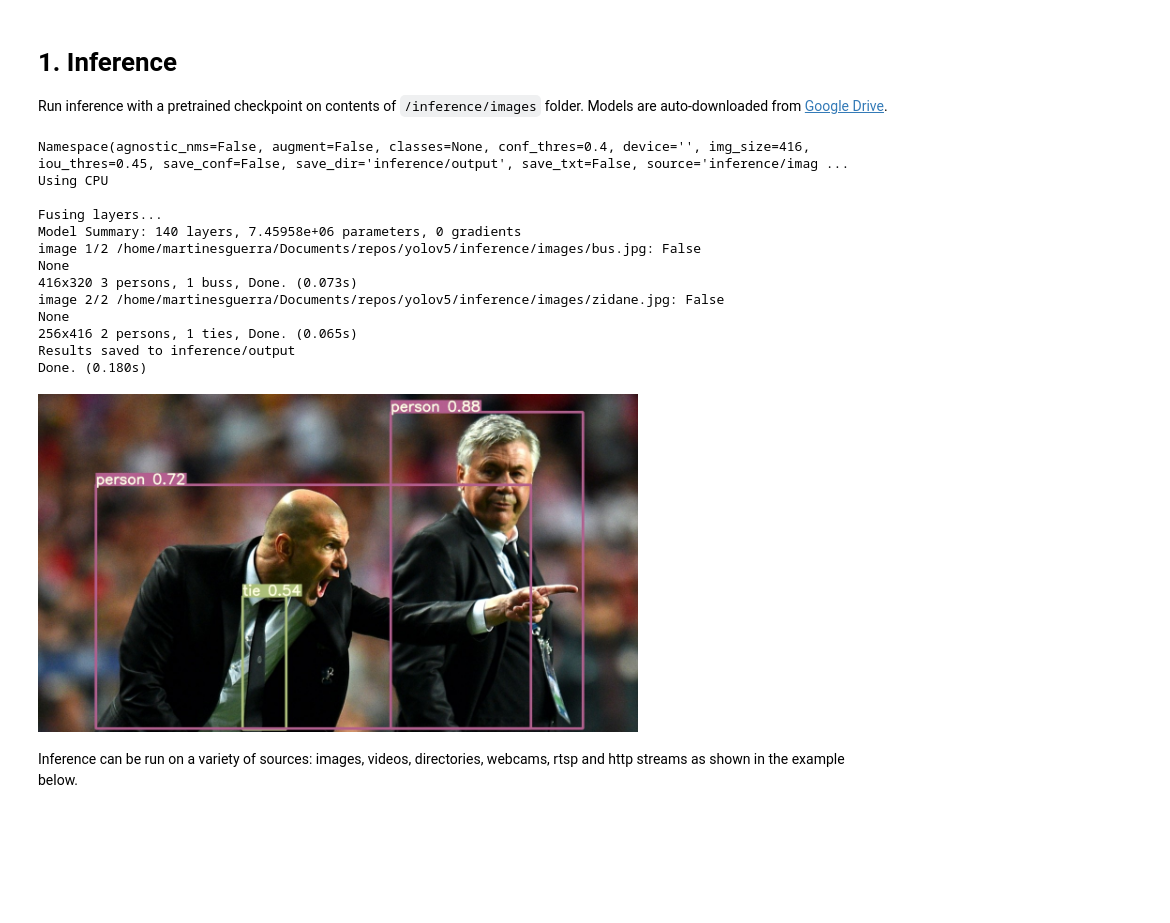
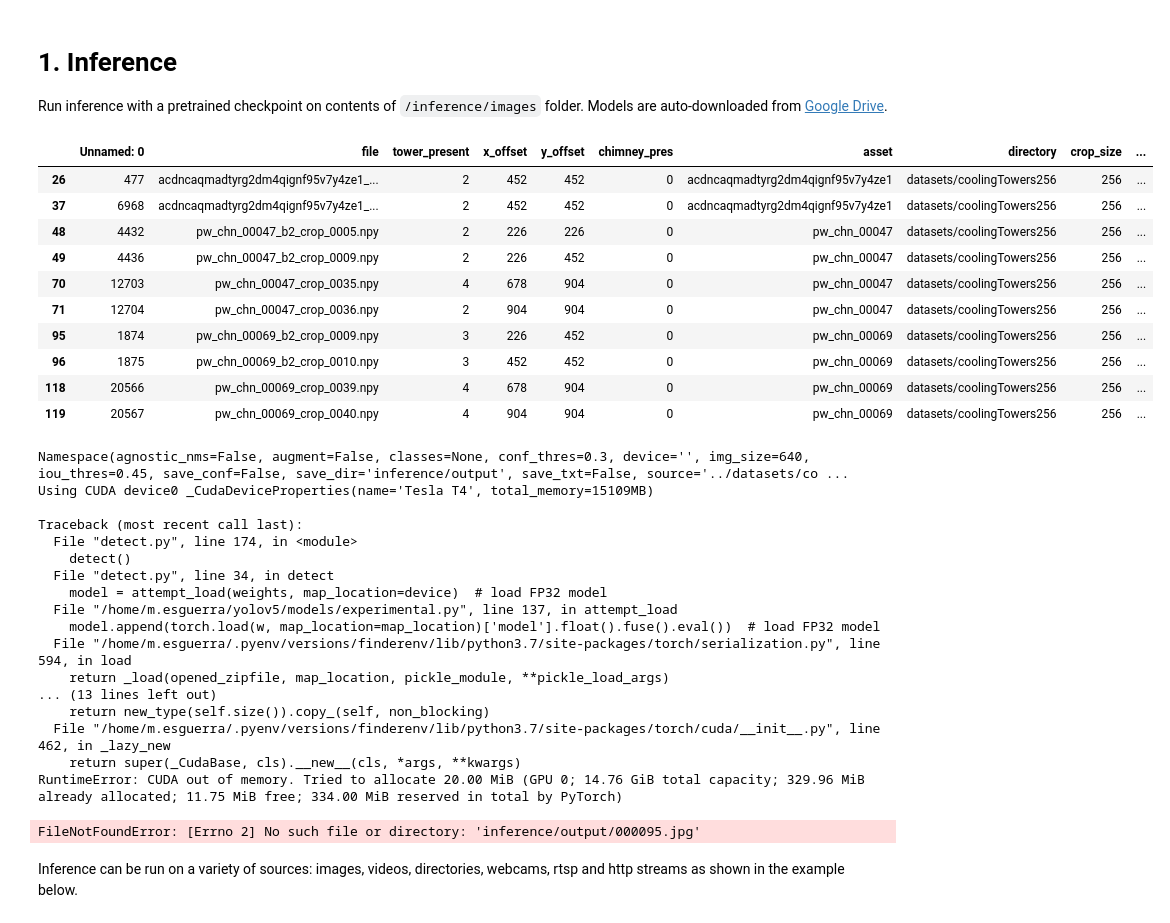
Before and after one commit to mesguerraf/yolov5, a Jupyter notebook: tutorial.ipynb, the cells around one changed output. Drawn from its saved outputs; the diff is of its cells as text; code cells hidden in the pictures; blank space fills up the shorter version.

```diff
--- a/tutorial.ipynb
+++ b/tutorial.ipynb
@@ -24,24 +24,44 @@ Setup complete. Using torch 1.7.0 CPU
 # 1. Inference
 
 Run inference with a pretrained checkpoint on contents of `/inference/images` folder. Models are auto-downloaded from [Google Drive](https://drive.google.com/open?id=1Drs_Aiu7xx6S-ix95f9kNsA6ueKRpN2J).
+# %%
+import pandas as pd
+df = pd.read_csv('../datasets/coolingTowers_negsamples/val.csv')
+df[df.tower_present >= 1].head(10)
+# %% [output]
+|  | Unnamed: 0 | file | tower_present | x_offset | y_offset | chimney_pres | asset | directory | crop_size | ... |
+| 26 | 477 | acdncaqmadtyrg2dm4qignf95v7y4ze1_... | 2 | 452 | 452 | 0 | acdncaqmadtyrg2dm4qignf95v7y4ze1 | datasets/coolingTowers256 | 256 | ... |
+| 37 | 6968 | acdncaqmadtyrg2dm4qignf95v7y4ze1_... | 2 | 452 | 452 | 0 | acdncaqmadtyrg2dm4qignf95v7y4ze1 | datasets/coolingTowers256 | 256 | ... |
+| 48 | 4432 | pw_chn_00047_b2_crop_0005.npy | 2 | 226 | 226 | 0 | pw_chn_00047 | datasets/coolingTowers256 | 256 | ... |
+| 49 | 4436 | pw_chn_00047_b2_crop_0009.npy | 2 | 226 | 452 | 0 | pw_chn_00047 | datasets/coolingTowers256 | 256 | ... |
+| 70 | 12703 | pw_chn_00047_crop_0035.npy | 4 | 678 | 904 | 0 | pw_chn_00047 | datasets/coolingTowers256 | 256 | ... |
+| 71 | 12704 | pw_chn_00047_crop_0036.npy | 2 | 904 | 904 | 0 | pw_chn_00047 | datasets/coolingTowers256 | 256 | ... |
+| 95 | 1874 | pw_chn_00069_b2_crop_0009.npy | 3 | 226 | 452 | 0 | pw_chn_00069 | datasets/coolingTowers256 | 256 | ... |
+| 96 | 1875 | pw_chn_00069_b2_crop_0010.npy | 3 | 452 | 452 | 0 | pw_chn_00069 | datasets/coolingTowers256 | 256 | ... |
+| 118 | 20566 | pw_chn_00069_crop_0039.npy | 4 | 678 | 904 | 0 | pw_chn_00069 | datasets/coolingTowers256 | 256 | ... |
+| 119 | 20567 | pw_chn_00069_crop_0040.npy | 4 | 904 | 904 | 0 | pw_chn_00069 | datasets/coolingTowers256 | 256 | ... |
 # %%
-!python detect.py --weights weights/yolov5s.pt --img 416 --conf 0.4 --source inference/images/
-Image(filename='inference/output/zidane.jpg', width=600)
+!python detect.py --weights runs/exp16/weights/best.pt  --conf 0.3 --source ../datasets/coolingTowers_negsamples//images/val
+Image(filename='inference/output/000095.jpg', width=700)
 # %% [output]
-Namespace(agnostic_nms=False, augment=False, classes=None, conf_thres=0.4, device='', img_size=416, iou_thres=0.45, save_conf=False, save_dir='inference/output', save_txt=False, source='inference/imag ...
-Using CPU
+Namespace(agnostic_nms=False, augment=False, classes=None, conf_thres=0.3, device='', img_size=640, iou_thres=0.45, save_conf=False, save_dir='inference/output', save_txt=False, source='../datasets/co ...
+Using CUDA device0 _CudaDeviceProperties(name='Tesla T4', total_memory=15109MB)
 
-Fusing layers...
-Model Summary: 140 layers, 7.45958e+06 parameters, 0 gradients
-image 1/2 /home/martinesguerra/Documents/repos/yolov5/inference/images/bus.jpg: False
-None
-416x320 3 persons, 1 buss, Done. (0.073s)
-image 2/2 /home/martinesguerra/Documents/repos/yolov5/inference/images/zidane.jpg: False
-None
-256x416 2 persons, 1 ties, Done. (0.065s)
-Results saved to inference/output
-Done. (0.180s)
+Traceback (most recent call last):
+  File "detect.py", line 174, in <module>
+    detect()
+  File "detect.py", line 34, in detect
+    model = attempt_load(weights, map_location=device)  # load FP32 model
+  File "/home/m.esguerra/yolov5/models/experimental.py", line 137, in attempt_load
+    model.append(torch.load(w, map_location=map_location)['model'].float().fuse().eval())  # load FP32 model
+  File "/home/m.esguerra/.pyenv/versions/finderenv/lib/python3.7/site-packages/torch/serialization.py", line 594, in load
+    return _load(opened_zipfile, map_location, pickle_module, **pickle_load_args)
+... (13 lines left out)
+    return new_type(self.size()).copy_(self, non_blocking)
+  File "/home/m.esguerra/.pyenv/versions/finderenv/lib/python3.7/site-packages/torch/cuda/__init__.py", line 462, in _lazy_new
+    return super(_CudaBase, cls).__new__(cls, *args, **kwargs)
+RuntimeError: CUDA out of memory. Tried to allocate 20.00 MiB (GPU 0; 14.76 GiB total capacity; 329.96 MiB already allocated; 11.75 MiB free; 334.00 MiB reserved in total by PyTorch)
-[figure, removed]
+FileNotFoundError: [Errno 2] No such file or directory: 'inference/output/000095.jpg'
 # %% [markdown]
 Inference can be run on a variety of sources: images, videos, directories, webcams, rtsp and http streams as shown in the example below.
 # %% [markdown]
```
Also changed, not shown: parts of 1 cell of this notebook, 1 other file.
